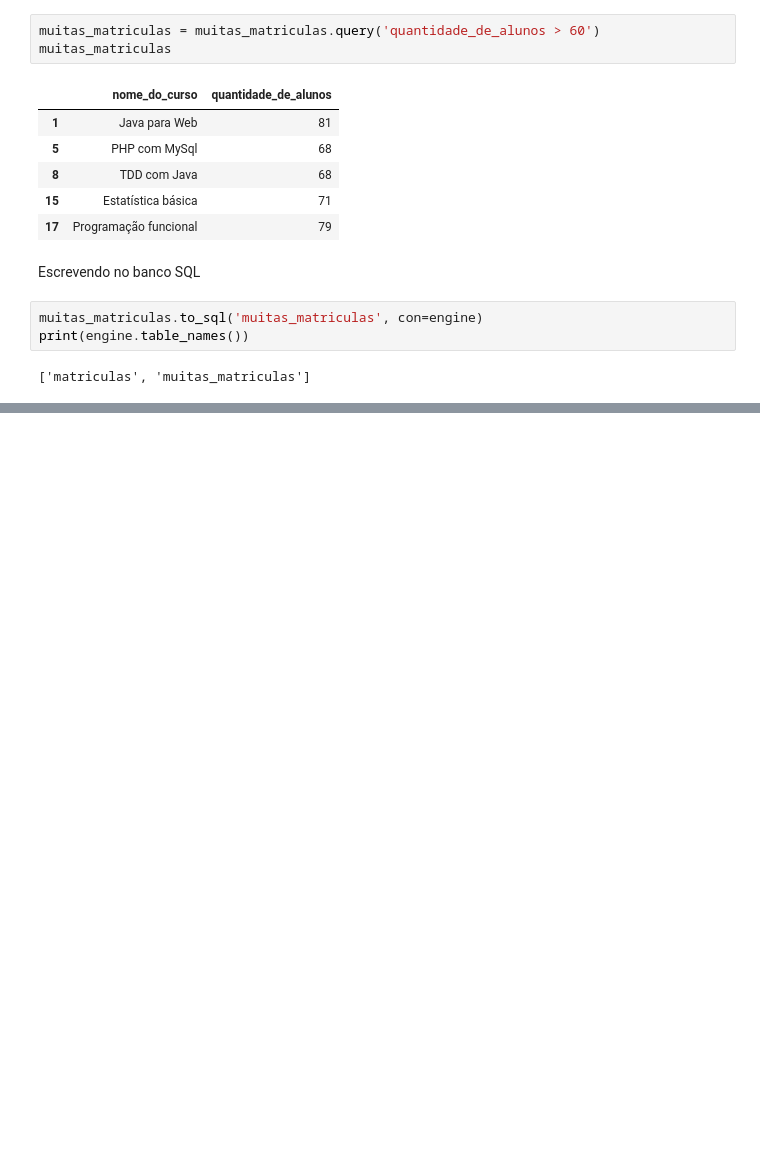
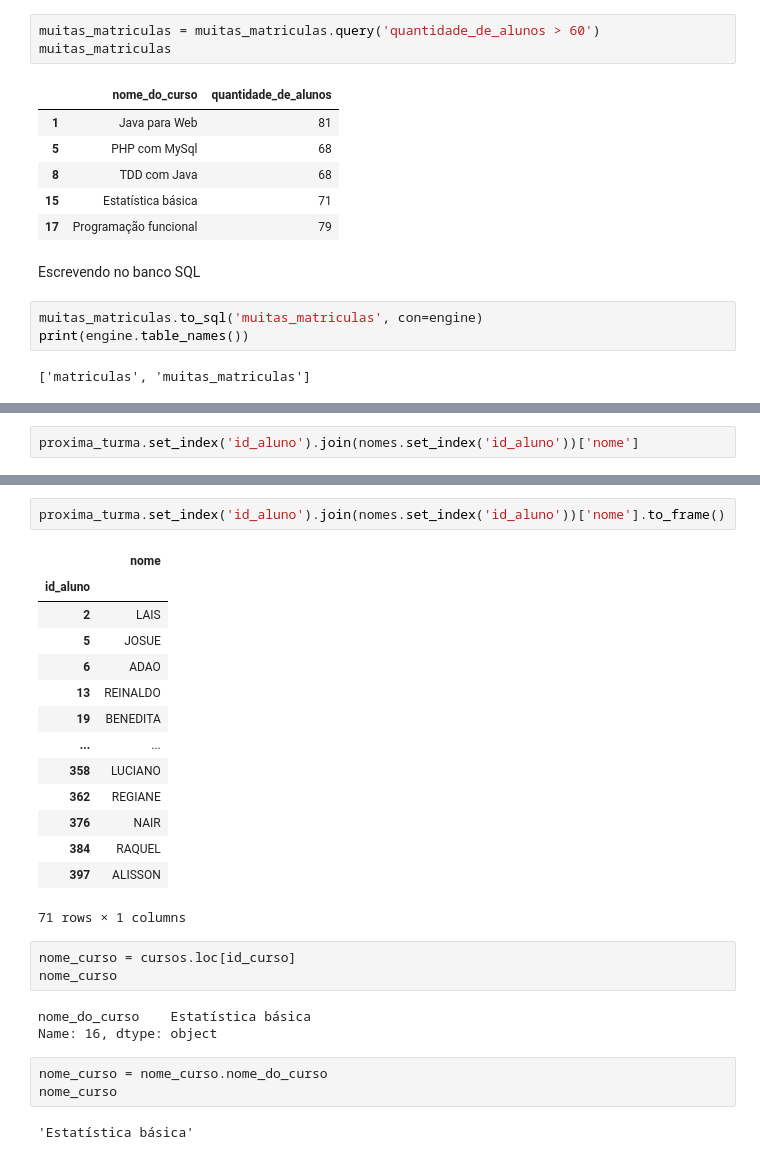
Before and after one commit to 6abi/data-analysis-school, a Jupyter notebook: school-ranking.ipynb, the cells around one changed output, grey strips where cells are left out. Saved outputs shown, nothing was run; the diff lists cells and outputs as text; blank space fills up the shorter version.

```diff
--- a/school-ranking.ipynb
+++ b/school-ranking.ipynb
@@ -361,0 +399,2 @@ print(engine.table_names())
+# %%
+proxima_turma.set_index('id_aluno').join(nomes.set_index('id_aluno'))['nome']
@@ -361,0 +415,28 @@ print(engine.table_names())
+# %%
+proxima_turma.set_index('id_aluno').join(nomes.set_index('id_aluno'))['nome'].to_frame()
+# %% [output]
+|  | nome |
+| id_aluno |  |
+| 2 | LAIS |
+| 5 | JOSUE |
+| 6 | ADAO |
+| 13 | REINALDO |
+| 19 | BENEDITA |
+| ... | ... |
+| 358 | LUCIANO |
+| 362 | REGIANE |
+| 376 | NAIR |
+| 384 | RAQUEL |
+| 397 | ALISSON |
+71 rows × 1 columns
+# %%
+nome_curso = cursos.loc[id_curso]
+nome_curso
+# %% [output]
+nome_do_curso    Estatística básica
+Name: 16, dtype: object
+# %%
+nome_curso = nome_curso.nome_do_curso
+nome_curso
+# %% [output]
+'Estatística básica'
```
Also changed, not shown: parts of 8 cells of this notebook, 1 other file.
